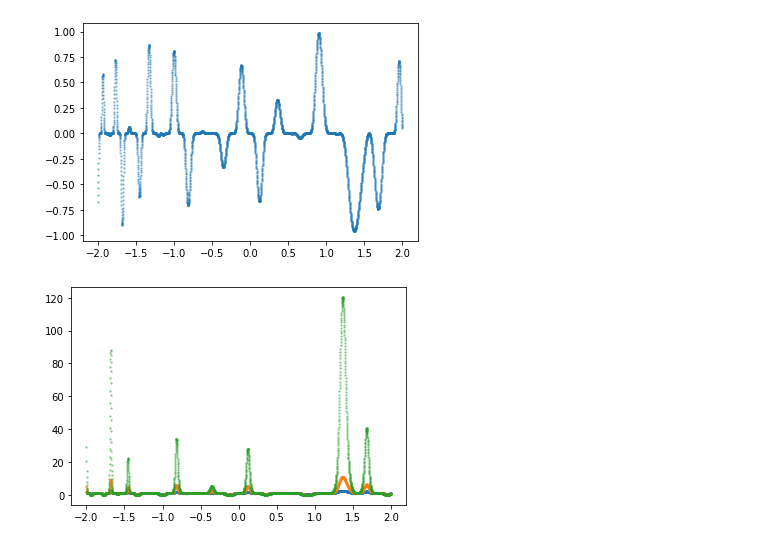
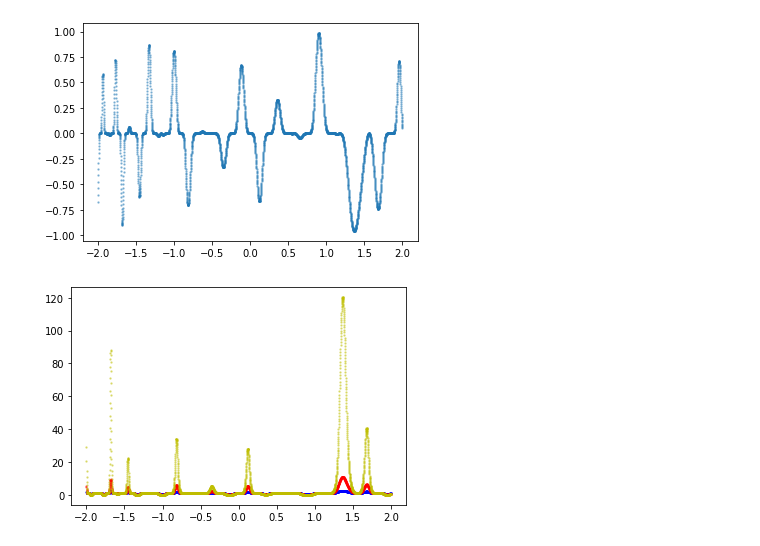
Before and after one commit to gnitnaw/Programs, a Jupyter notebook: Chapter3/simann.ipynb, the cells around one changed output. Drawn from its saved outputs; the diff is of its cells as text; code cells hidden in the pictures.

```diff
--- a/Chapter3/simann.ipynb
+++ b/Chapter3/simann.ipynb
@@ -62,10 +62,10 @@ plt.show()
 # %%
 yy_1 = np.maximum(np.exp(-yy), 0)
 yy_2 = np.maximum(np.exp(-yy/0.4), 0)
 yy_3 = np.maximum(np.exp(-yy/0.2), 0)
-plt.scatter(xx, yy_1, alpha =0.4,s =2)
-plt.scatter(xx, yy_2, alpha =0.4,s =2)
-plt.scatter(xx, yy_3, alpha =0.4,s =2)
+plt.scatter(xx, yy_1, alpha =0.4,s =2, color='b')
+plt.scatter(xx, yy_2, alpha =0.4,s =2, color='r')
+plt.scatter(xx, yy_3, alpha =0.4,s =2, color='y')
 plt.show()
 # %% [output]
-[figure, old version]
+[figure, new version]
```
